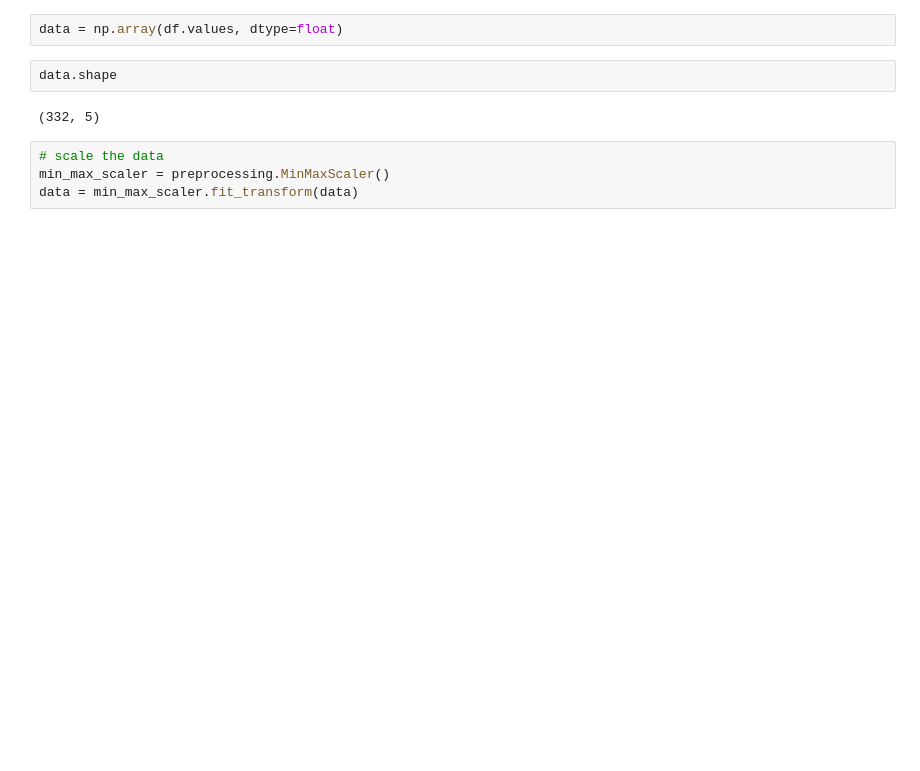
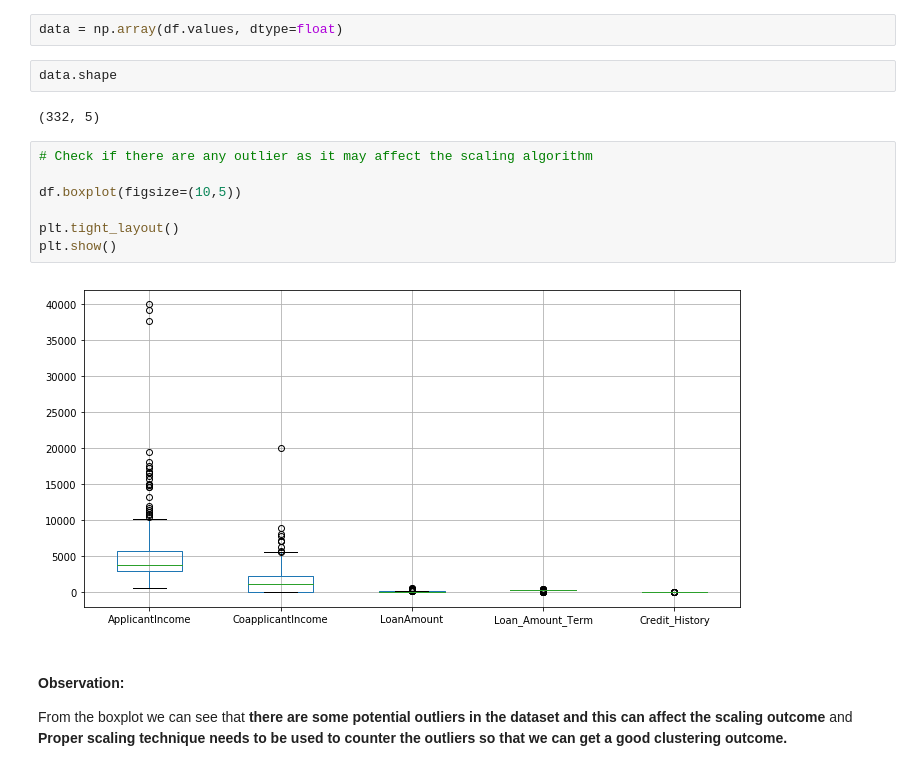
Before and after one commit to vipulpopat/MSCAI_Sem1_Etivity3, a Jupyter notebook: Etivity3_ClusteringManifoldLearning.ipynb, the cells around one changed output. Drawn from its saved outputs; the diff is of its cells as text; blank space fills up the shorter version.

```diff
--- a/Etivity3_ClusteringManifoldLearning.ipynb
+++ b/Etivity3_ClusteringManifoldLearning.ipynb
@@ -60,7 +77,15 @@ data = np.array(df.values, dtype=float)
 data.shape
 # %% [output]
 (332, 5)
-# %%
-# scale the data
-min_max_scaler = preprocessing.MinMaxScaler()
-data = min_max_scaler.fit_transform(data)
+# %%
+# Check if there are any outlier as it may affect the scaling algorithm
+
+df.boxplot(figsize=(10,5))
+
+plt.tight_layout()
+plt.show()
+# %% [output]
+[figure, added]
+# %% [markdown]
+#### Observation:
+From the boxplot we can see that **there are some potential outliers in the dataset and this can affect the scaling outcome** and **Proper scaling technique needs to be used to counter the outliers so that we can get a good clustering outcome.**
```
Also changed, not shown: parts of 32 cells of this notebook.
